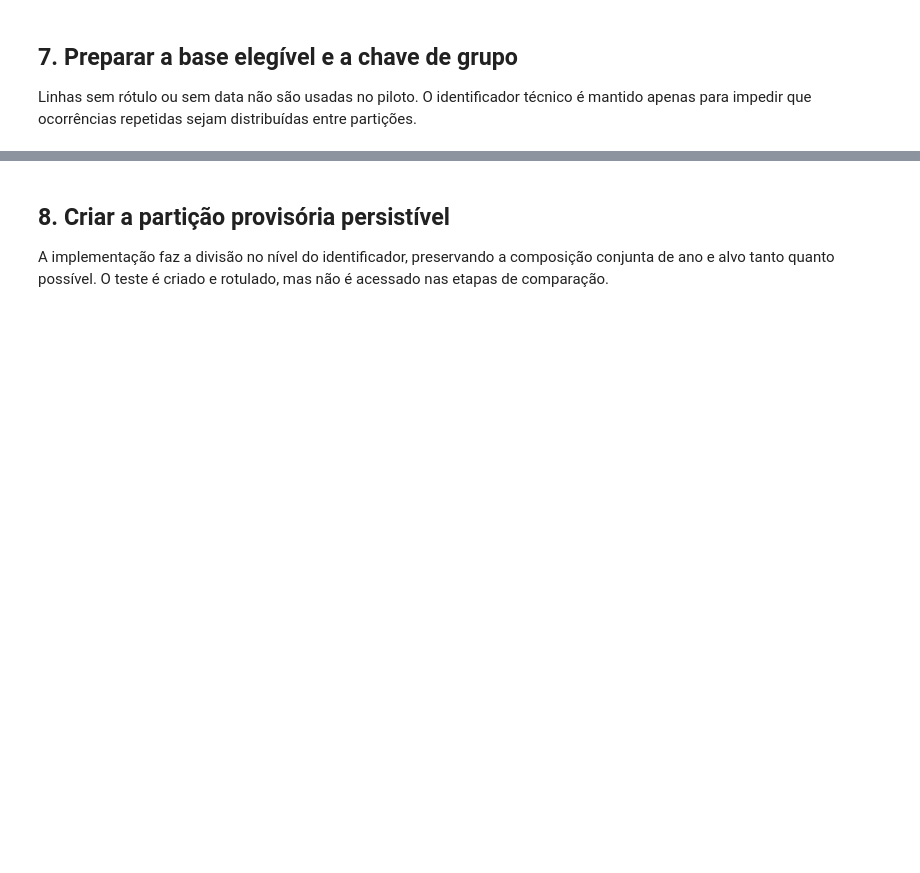
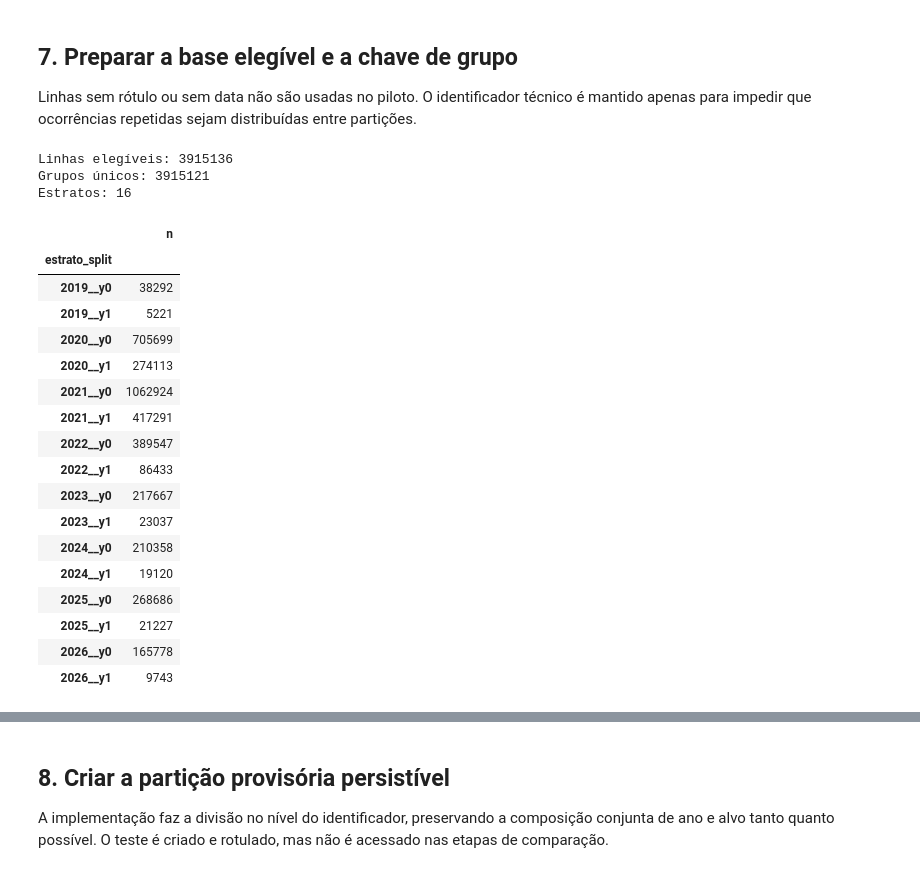
Before and after one commit to Ivan-S-Oliveira/Projeto_Integrador, a Jupyter notebook: notebooks/02_eda/03_supervisionado_pilotos.ipynb, the cells around one changed output, grey strips where cells are left out. Drawn from its saved outputs; the diff is of its cells as text; code cells hidden in the pictures; blank space fills up the shorter version.

```diff
--- a/notebooks/02_eda/03_supervisionado_pilotos.ipynb
+++ b/notebooks/02_eda/03_supervisionado_pilotos.ipynb
@@ -459,34 +645,58 @@ display(ausencia_features.head(20))
 Linhas sem rótulo ou sem data não são usadas no piloto. O identificador técnico é mantido apenas para impedir que ocorrências repetidas sejam distribuídas entre partições.
 # %%
 colunas_necessarias = list(dict.fromkeys(
-    FEATURES_PILOTO + [ALVO_MODELO, ALVO_BRUTO, COLUNA_TEMPO, COLUNA_ANO]
+    FEATURES_PILOTO
+    + [ALVO_MODELO, ALVO_BRUTO, COLUNA_TEMPO, COLUNA_ANO]
     + (["nu_notific"] if "nu_notific" in df.columns else [])
+    + COLUNAS_EXTRAS_ARTEFATO
 ))
 base_modelagem = df[colunas_necessarias].copy()
 base_modelagem = base_modelagem.loc[
     base_modelagem[ALVO_MODELO].notna() & base_modelagem[COLUNA_TEMPO].notna()
 ].reset_index(drop=True)
 base_modelagem[ALVO_MODELO] = base_modelagem[ALVO_MODELO].astype("int8")
 base_modelagem[COLUNA_ANO] = pd.to_numeric(base_modelagem[COLUNA_ANO], errors="raise").astype("int16")
 
 if "nu_notific" in base_modelagem.columns:
     id_texto = base_modelagem["nu_notific"].astype("string").str.strip()
     ausente_id = id_texto.isna() | id_texto.eq("")
     id_texto = id_texto.mask(ausente_id, "LINHA_" + base_modelagem.index.astype(str))
     base_modelagem["grupo_split"] = id_texto
 else:
     base_modelagem["grupo_split"] = "LINHA_" + base_modelagem.index.astype(str)
 
 base_modelagem["estrato_split"] = (
     base_modelagem[COLUNA_ANO].astype(str)
     + "__y"
     + base_modelagem[ALVO_MODELO].astype(str)
 )
 
 print("Linhas elegíveis:", len(base_modelagem))
 print("Grupos únicos:", base_modelagem["grupo_split"].nunique())
 print("Estratos:", base_modelagem["estrato_split"].nunique())
 display(base_modelagem["estrato_split"].value_counts().sort_index().to_frame("n"))
+# %% [output]
+Linhas elegíveis: 3915136
+Grupos únicos: 3915121
+Estratos: 16
+|  | n |
+| estrato_split |  |
+| 2019__y0 | 38292 |
+| 2019__y1 | 5221 |
+| 2020__y0 | 705699 |
+| 2020__y1 | 274113 |
+| 2021__y0 | 1062924 |
+| 2021__y1 | 417291 |
+| 2022__y0 | 389547 |
+| 2022__y1 | 86433 |
+| 2023__y0 | 217667 |
+| 2023__y1 | 23037 |
+| 2024__y0 | 210358 |
+| 2024__y1 | 19120 |
+| 2025__y0 | 268686 |
+| 2025__y1 | 21227 |
+| 2026__y0 | 165778 |
+| 2026__y1 | 9743 |
 # %%
 from pathlib import Path
 import numpy as np
```
Also changed, not shown: parts of 27 cells of this notebook, 6 other files.
